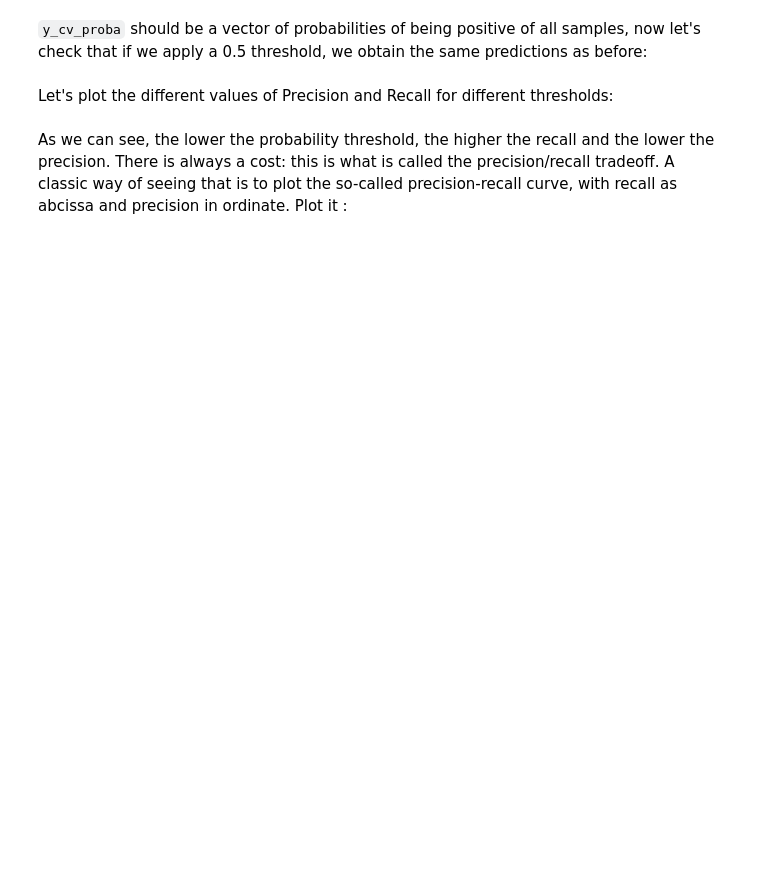
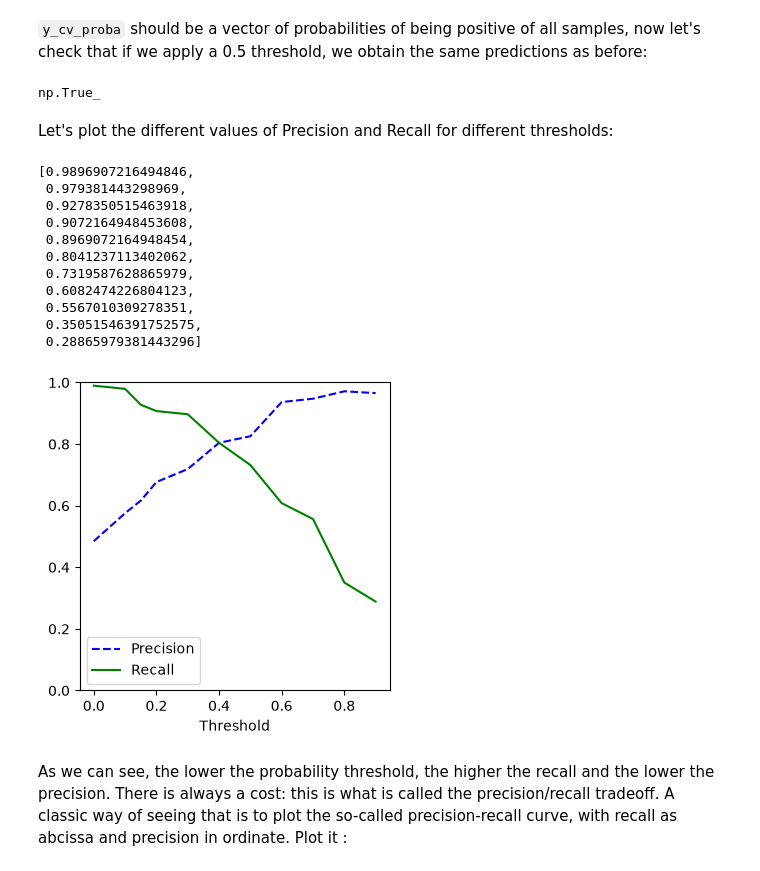
Before and after one commit to laumxt/ML-2, a Jupyter notebook: ML2.1_classification_intro/notebooks/Machine_Learning_2.1_Classification.ipynb, the cells around one changed output. Drawn from its saved outputs; the diff is of its cells as text; code cells hidden in the pictures; blank space fills up the shorter version.

```diff
--- a/ML2.1_classification_intro/notebooks/Machine_Learning_2.1_Classification.ipynb
+++ b/ML2.1_classification_intro/notebooks/Machine_Learning_2.1_Classification.ipynb
@@ -137,4 +171,5 @@ continuous_features = ['age', 'trestbps', 'chol', 'thalach', 'oldpeak']
 To create dummy variables, have a look at the `get_dummies` function from pandas (this does the same thing as the `OneHotEncoder` but with nice column names).
 # %%
 #TOFILL
-dataset_dummies =
+dataset_dummies = pd.get_dummies(dataset,columns=multicategorical_features)
+dataset_dummies
@@ -206,0 +260,20 @@ y_cv_pred =
+# %%
+from sklearn.neighbors import KNeighborsClassifier
+from sklearn.model_selection import cross_val_predict
+from sklearn.metrics import confusion_matrix
+
+n_neighbors = 15
+#TOFILL:
+knn_clf = KNeighborsClassifier(n_neighbors=n_neighbors)
+
+
+knn_pipeline = Pipeline([('preprocessor', preprocessor),
+                        ('model', knn_clf)]) #Para que no haya data leakage en los datos de validacion
+
+y_cv_pred = cross_val_predict(knn_pipeline, X_train, y_train, cv = 5)
+
+knn_clf.fit(X_train_scaled, y_train)
+y_pred = knn_clf.predict(X_test_scaled)
+
+tn,fp,fn,tp = confusion_matrix(y_test, y_pred).ravel().tolist()
+confusion_matrix(y_test, y_pred)
@@ -274,0 +368,5 @@ y_cv_proba =
+# %%
+#TOFILL
+#Print the probability associated with y_cv_proba:
+y_cv_proba = cross_val_predict(knn_pipeline, X_train, y_train, cv = 5, method = 'predict_proba') #probabilidad de pertenecer a una clase
+#y_cv_proba #Devuelve las probabilidades para 0(izquierda) y para 1 (derecha)
@@ -276,21 +392,47 @@ y_cv_proba =
 `y_cv_proba` should be a vector of probabilities of being positive of all samples, now let's check that if we apply a 0.5 threshold, we obtain the same predictions as before:
 # %%
 #By default KNN applies a 0.5 threshold to make its predictions:
-((y_cv_proba > 0.5).astype(int) == y_cv_pred).all()
+((y_cv_proba[:, 1] > 0.5).astype(int) == y_cv_pred).all()
+# %% [output]
+np.True_
 # %% [markdown]
 Let's plot the different values of Precision and Recall for different thresholds:
 # %%
 #Precision recall tradeoff
 from sklearn.metrics import precision_recall_curve
 
 def plot_precision_recall_vs_threshold(precisions, recalls, thresholds):
-    plt.plot(thresholds, precisions[:-1], "b--", label="Precision")
-    plt.plot(thresholds, recalls[:-1], "g-", label="Recall")
+    plt.figure(figsize=(4,4))
+    plt.plot(thresholds, precisions, "b--", label="Precision")
+    plt.plot(thresholds, recalls, "g-", label="Recall")
     plt.xlabel("Threshold")
-    plt.legend(loc="upper left")
+    plt.legend(loc="lower left")
     plt.ylim([0, 1])
 
 #TOFILL
+thre = [0,0.1,0.15,0.2,0.3,0.4,0.5,0.6,0.7,0.8,0.9]
+precision=[]
+recall=[]
+for threshold in thre:
+    y_cv_pred_new = (y_cv_proba[:, 1] > threshold).astype(int) #Si la prob es mayor que threshold -> sano
+    tn,fp,fn,tp = confusion_matrix(y_train, y_cv_pred_new).ravel().tolist()
+    precision.append(tp / (tp+fp))
+    recall.append(tp / (tp+fn))
+plot_precision_recall_vs_threshold(precision,recall,thre)
+recall
+# %% [output]
+[0.9896907216494846,
+ 0.979381443298969,
+ 0.9278350515463918,
+ 0.9072164948453608,
+ 0.8969072164948454,
+ 0.8041237113402062,
+ 0.7319587628865979,
+ 0.6082474226804123,
+ 0.5567010309278351,
+ 0.35051546391752575,
+ 0.28865979381443296]
+[figure, added]
 # %% [markdown]
 As we can see, the lower the probability threshold, the higher the recall and the lower the precision. There is always a cost: this is what is called the precision/recall tradeoff. A classic way of seeing that is to plot the so-called precision-recall curve, with recall as abcissa and precision in ordinate. Plot it :
 # %%
```
Also changed, not shown: parts of 46 cells of this notebook, 1 other file.
